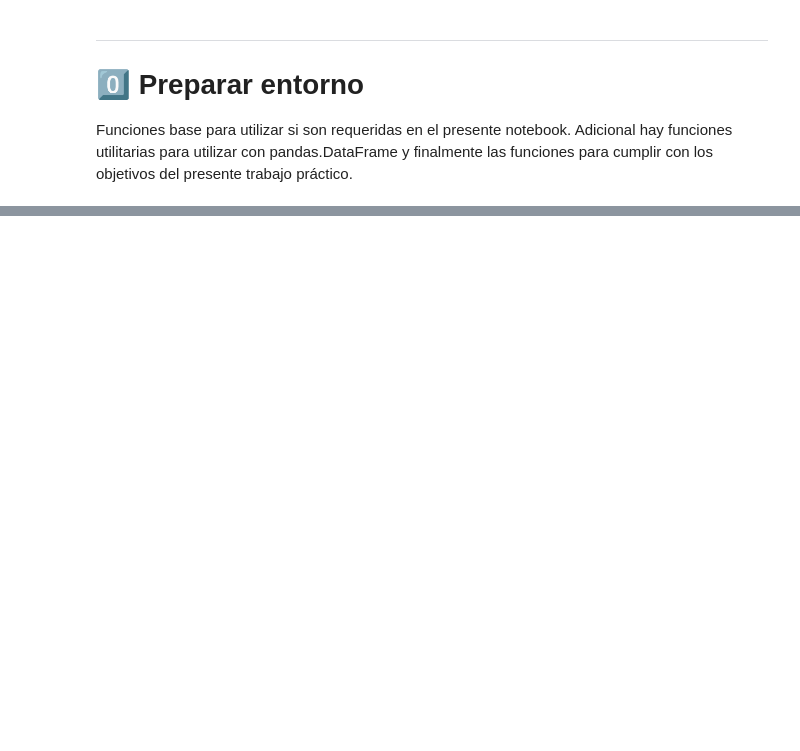
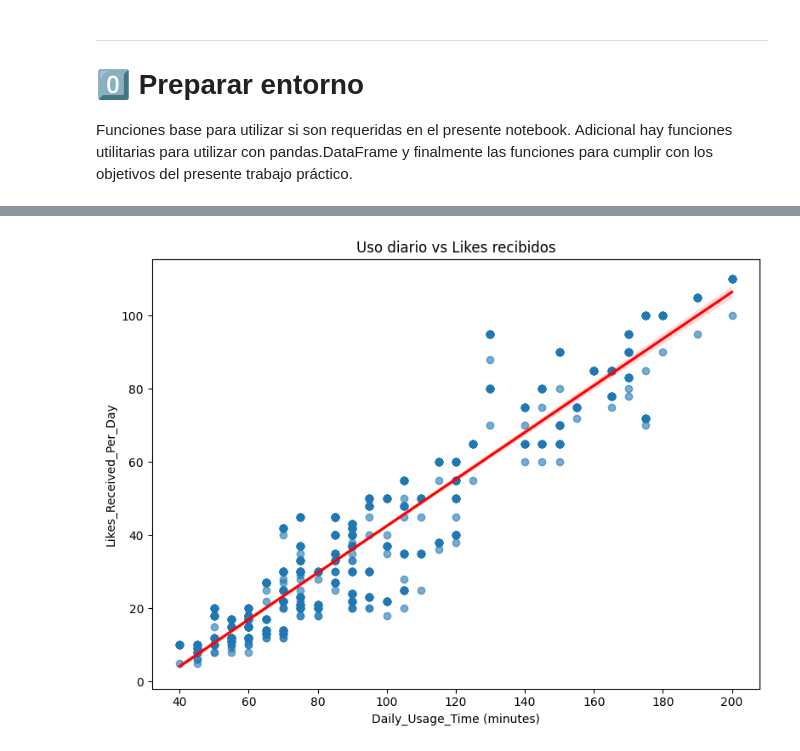
Before and after one commit to UIDE-Tareas/9-Inteligencia-Artificial-Data-Mining-II-Tarea1, a Jupyter notebook: Main.ipynb, the cells around one changed output, grey strips where cells are left out. Cells and saved outputs as stored; diff of their text form; code cells hidden in the pictures; blank space fills up the shorter version.

```diff
--- a/Main.ipynb
+++ b/Main.ipynb
@@ -772,0 +818,11 @@ def DetectSplitType(split) -> SplitTypeInfo:
+# %%
+TEMP_DIR = "Temp"
+DATASET_URL = "https://raw.githubusercontent.com/UIDE-Tareas/9-Inteligencia-Artificial-Data-Mining-II-Tarea1/refs/heads/main/Data/archive.zip"
+DATASET_FILENAME = os.path.join(TEMP_DIR, "archive.zip")
+
+TEST_FILENAME = os.path.join(TEMP_DIR, "test.csv")
+TRAIN_FILENAME = os.path.join(TEMP_DIR, "train.csv")
+VAL_FILENAME = os.path.join(TEMP_DIR, "val.csv")
+
+DownloadFile(DATASET_URL, DATASET_FILENAME, overwrite=False)
+UnzipFile(DATASET_FILENAME, TEMP_DIR)
@@ -772,0 +835,4 @@ def DetectSplitType(split) -> SplitTypeInfo:
+# %%
+dfTrainOriginal = pandas.read_csv(TRAIN_FILENAME, on_bad_lines="skip")
+dfTestOriginal = pandas.read_csv(TEST_FILENAME, on_bad_lines="skip")
+dfValOriginal = pandas.read_csv(VAL_FILENAME, on_bad_lines="skip")
@@ -772,0 +1134,66 @@ def DetectSplitType(split) -> SplitTypeInfo:
+# %%
+# Función para mostrar regresión lineal con gráfico profesional y métricas
+def ShowRegressionPlot(
+    df: pandas.DataFrame,
+    x_col: str,
+    y_col: str,
+    title: str,
+    figsize: tuple = (8,6)
+):
+
+    X = df[[x_col]]
+    y = df[y_col]
+
+    model = LinearRegression()
+    model.fit(X, y)
+
+    coef = model.coef_[0]
+    intercept = model.intercept_
+    r2 = model.score(X, y)
+
+    display(f"ℹ️ Análisis de Regresión - {title}")
+    display(f"Coeficiente (pendiente): {coef:.4f}")
+    display(f"Intercepto: {intercept:.4f}")
+    display(f"R²: {r2:.4f}")
+
+    plt.figure(figsize=figsize)
+
+    sns.regplot(
+        data=df,
+        x=x_col,
+        y=y_col,
+        scatter_kws={"alpha":0.6},
+        line_kws={"color":"red"}
+    )
+
+    plt.title(title)
+    plt.xlabel(x_col)
+    plt.ylabel(y_col)
+
+    plt.tight_layout()
+    plt.show()
+
+
+ShowTitleBox("Análisis de Regresión - Regresión Plot", boxLineStyle=TitleBoxLineStyle.BLOCK, color=ConsoleColor.MAGENTA)
+
+ShowRegressionPlot(
+    dfTrainOriginal,
+    "Daily_Usage_Time (minutes)",
+    "Likes_Received_Per_Day",
+    "Uso diario vs Likes recibidos"
+)
+
+ShowRegressionPlot(
+    dfTrainOriginal,
+    "Daily_Usage_Time (minutes)",
+    "Posts_Per_Day",
+    "Uso diario vs Posts por día"
+)
+
+ShowRegressionPlot(
+    dfTrainOriginal,
+    "Posts_Per_Day",
+    "Likes_Received_Per_Day",
+    "Posts por día vs Likes recibidos"
+)
+# %% [output]
@@ -772,0 +1207 @@ def DetectSplitType(split) -> SplitTypeInfo:
+[figure, added]
```
Also changed, not shown: parts of 19 cells of this notebook, 3 other files.
